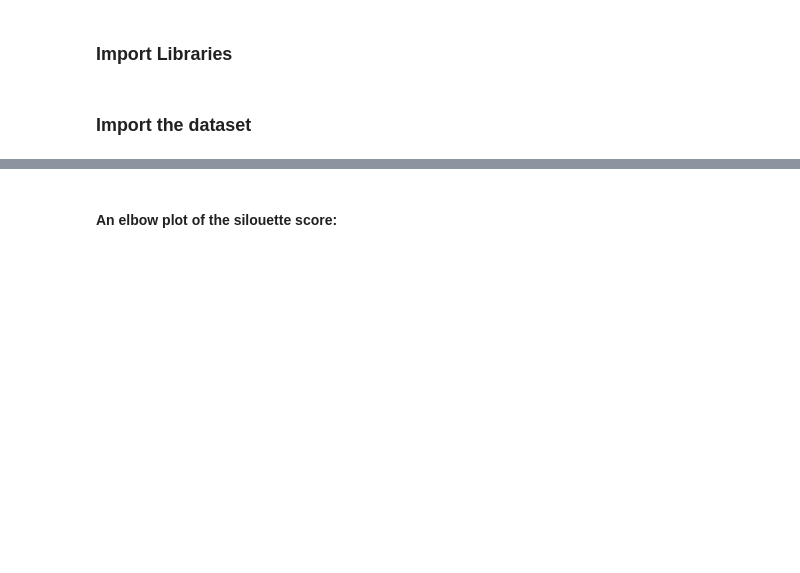
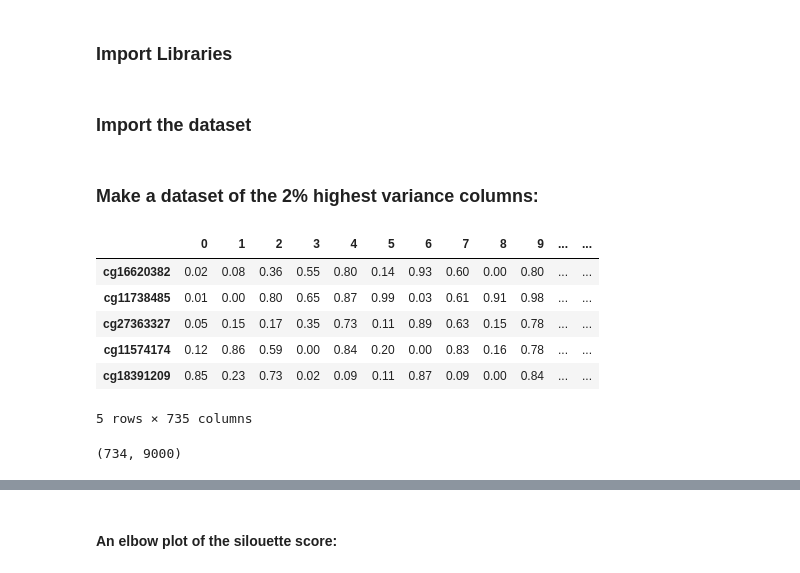
Before and after one commit to Marvalfr/DNA-Methylation-Analysis, a Jupyter notebook: 03_Unsupervised_Model.ipynb, the cells around one changed output, grey strips where cells are left out. Saved outputs shown, nothing was run; the diff lists cells and outputs as text; code cells hidden in the pictures; blank space fills up the shorter version.

```diff
--- a/03_Unsupervised_Model.ipynb
+++ b/03_Unsupervised_Model.ipynb
@@ -13,5 +15,13 @@ from sklearn.metrics import silhouette_score
 # %% [markdown]
 ### Import the dataset
 # %%
-with open('data/all_samples.pkl', 'rb') as f:
-    all_samples = pickle.load(f)
+with open('data/samples_imputed.pkl', 'rb') as f:
+    samples_imputed = pickle.load(f)
+# %% [markdown]
+### Make a dataset of the 2% highest variance columns:
+# %%
+samples_imputed = samples_imputed.transpose()
+samples_imputed.head()
+
+#create a variance column:
+samples_imputed['var'] = samples_imputed.var(axis = 1)
@@ -17,0 +32,21 @@ with open('data/all_samples.pkl', 'rb') as f:
+# %%
+# sort the table by the variance values os DNA sites
+samples_imputed.sort_values(by=['var'], ascending=False).head()
+# %% [output]
+|  | 0 | 1 | 2 | 3 | 4 | 5 | 6 | 7 | 8 | 9 | ... | ... |
+| cg16620382 | 0.02 | 0.08 | 0.36 | 0.55 | 0.80 | 0.14 | 0.93 | 0.60 | 0.00 | 0.80 | ... | ... |
+| cg11738485 | 0.01 | 0.00 | 0.80 | 0.65 | 0.87 | 0.99 | 0.03 | 0.61 | 0.91 | 0.98 | ... | ... |
+| cg27363327 | 0.05 | 0.15 | 0.17 | 0.35 | 0.73 | 0.11 | 0.89 | 0.63 | 0.15 | 0.78 | ... | ... |
+| cg11574174 | 0.12 | 0.86 | 0.59 | 0.00 | 0.84 | 0.20 | 0.00 | 0.83 | 0.16 | 0.78 | ... | ... |
+| cg18391209 | 0.85 | 0.23 | 0.73 | 0.02 | 0.09 | 0.11 | 0.87 | 0.09 | 0.00 | 0.84 | ... | ... |
+5 rows × 735 columns
+# %%
+highest_variace_samples = samples_imputed.sort_values(by=['var'], ascending=False).head(9000).T
+
+# Drop the variance row:
+highest_variace_samples.drop(highest_variace_samples.tail(1).index, inplace=True)
+
+# check shape
+highest_variace_samples.shape
+# %% [output]
+(734, 9000)
```
Also changed, not shown: parts of 25 cells of this notebook, 4 other files.
